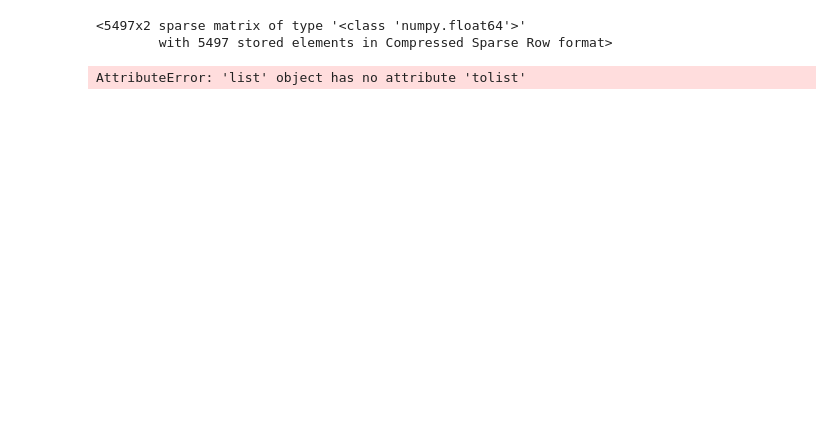
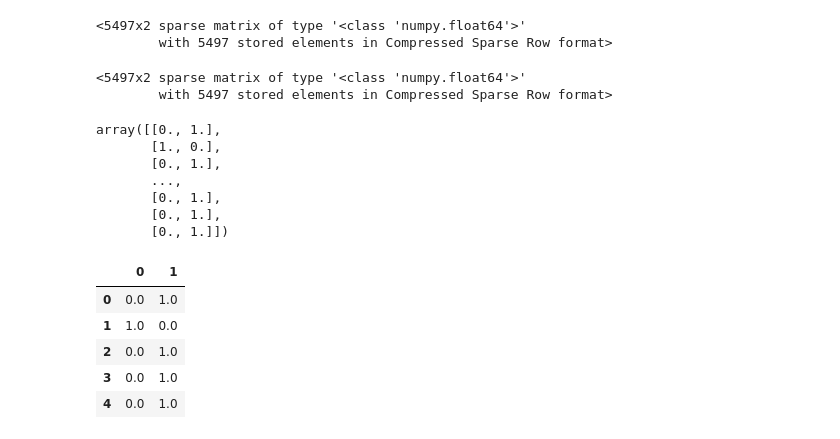
Before and after one commit to seoyeon1/DailyPY, a Jupyter notebook: level 3/EDA-to-Tuning.ipynb, the cells around one changed output. Cells and saved outputs as stored; diff of their text form; code cells hidden in the pictures; blank space fills up the shorter version.

```diff
--- a/level 3/EDA-to-Tuning.ipynb
+++ b/level 3/EDA-to-Tuning.ipynb
@@ -273,5 +275,7 @@ train2.describe()
 # %%
 from sklearn.preprocessing import OneHotEncoder
+# %%
+train = pd.read_csv('../data/와인/train.csv')
 # %%
 encoder = OneHotEncoder()
 
@@ -283,8 +287,32 @@ onehot
 # %% [output]
 <5497x2 sparse matrix of type '<class 'numpy.float64'>'
         with 5497 stored elements in Compressed Sparse Row format>
+# %%
+# dtype('float64')
+onehot
+# %% [output]
+<5497x2 sparse matrix of type '<class 'numpy.float64'>'
+        with 5497 stored elements in Compressed Sparse Row format>
 # %%
-# array 변환
+# Array 변환
 onehot = onehot.toarray()
+onehot
 # %% [output]
-AttributeError: 'list' object has no attribute 'tolist'
+array([[0., 1.],
+       [1., 0.],
+       [0., 1.],
+       ...,
+       [0., 1.],
+       [0., 1.],
+       [0., 1.]])
+# %%
+# Dataframe 변환
+onehot = pd.DataFrame(onehot)
+onehot.head()
+# %% [output]
+|  | 0 | 1 |
+| 0 | 0.0 | 1.0 |
+| 1 | 1.0 | 0.0 |
+| 2 | 0.0 | 1.0 |
+| 3 | 0.0 | 1.0 |
+| 4 | 0.0 | 1.0 |
```
Also changed, not shown: parts of 23 cells of this notebook.
